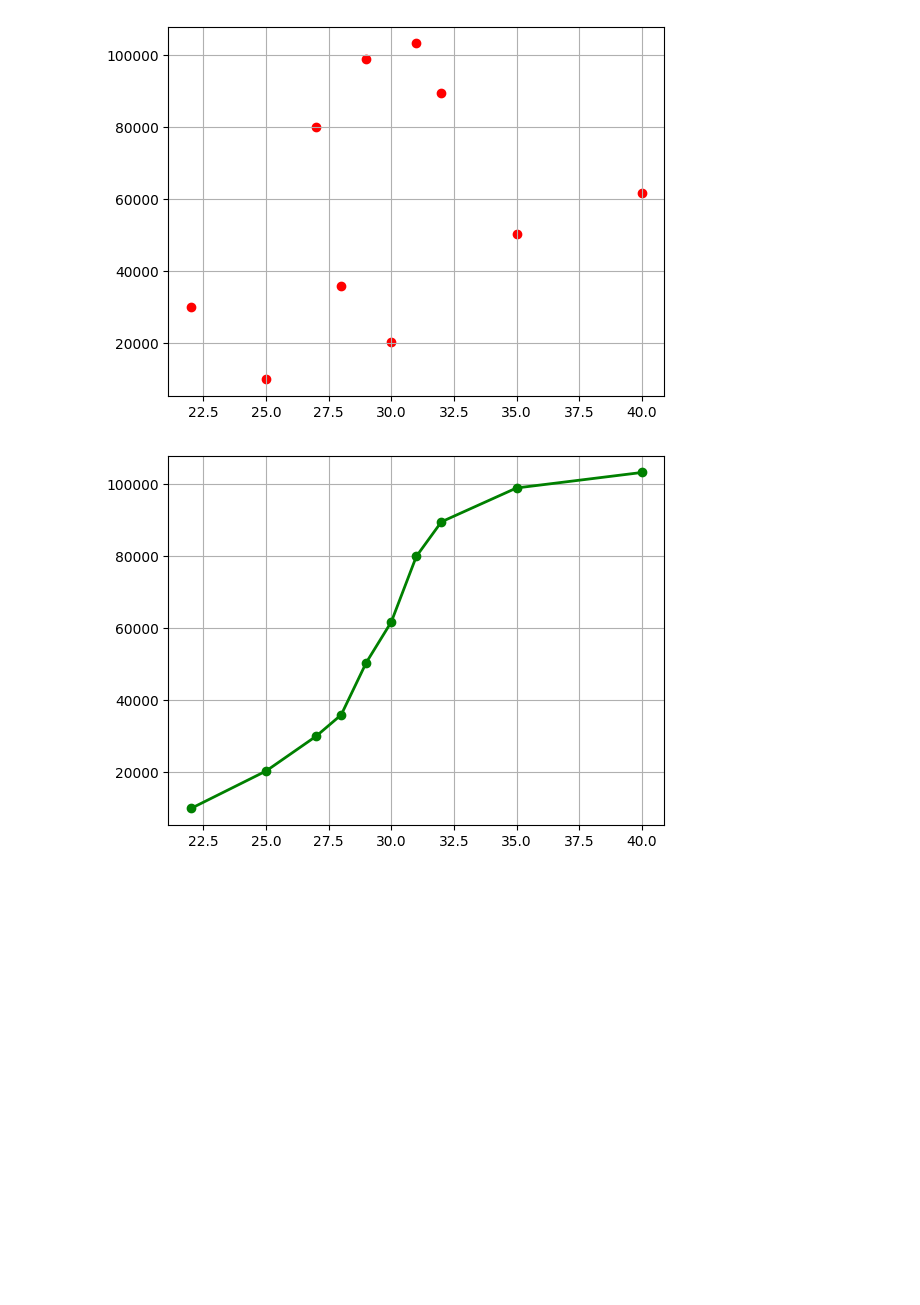
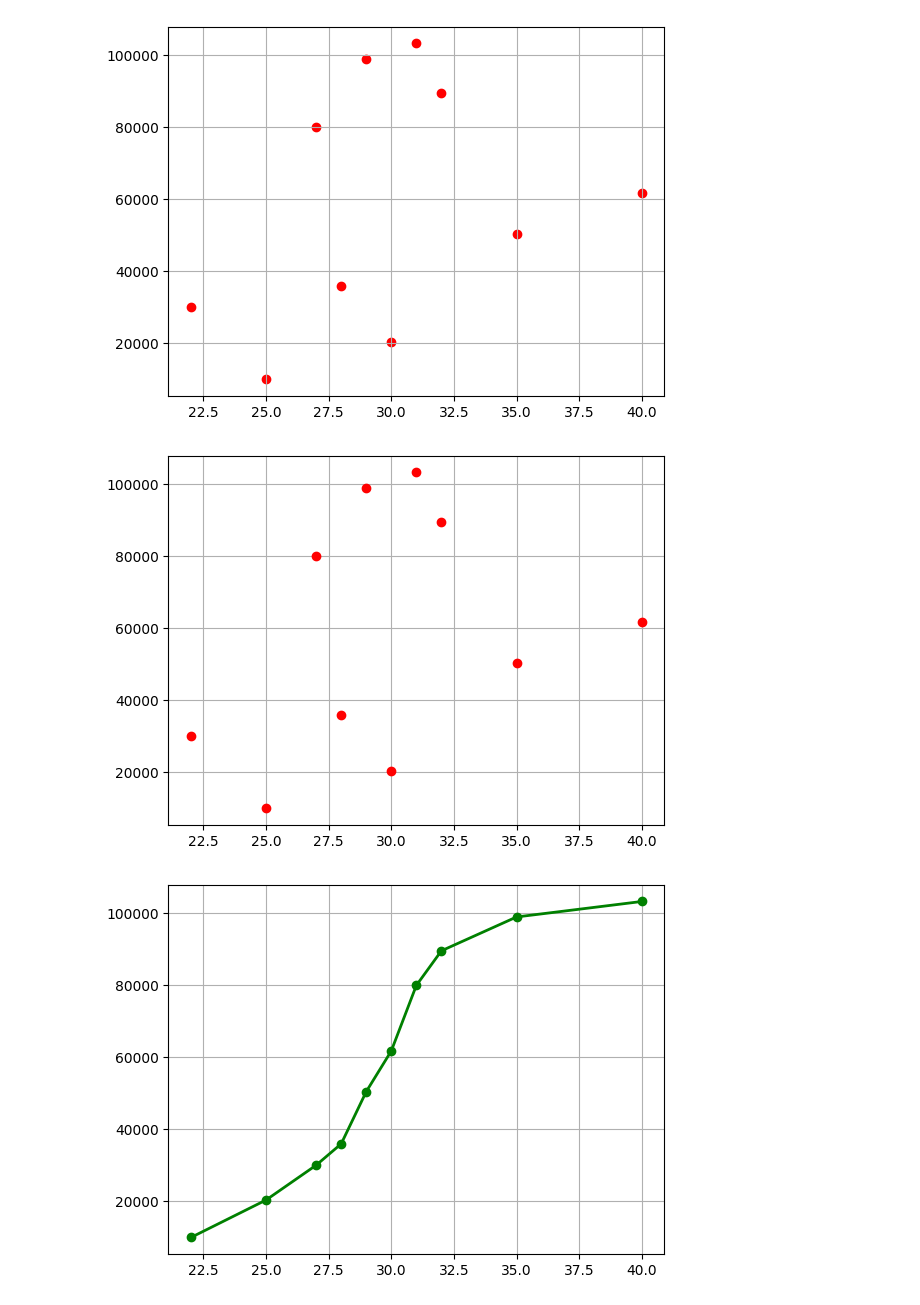
Before and after one commit to SajalK326/Python-Libraries-Fundamentals, a Jupyter notebook: matplotlib_tutorial.ipynb, the cells around one changed output. Cells and saved outputs as stored; diff of their text form; code cells hidden in the pictures; blank space fills up the shorter version.

```diff
--- a/matplotlib_tutorial.ipynb
+++ b/matplotlib_tutorial.ipynb
@@ -109,6 +115,17 @@ plt.grid()
 plt.show()
 # %% [output]
 [figure]
+# %%
+# Scatter Plot using plt.plot()
+plt.plot(df['age'], df['salary'], color='red', marker='o', linestyle='None')
+plt.grid()
+plt.show()
+
+# This method can also be used to create Scatter Plots.
+# This method is faster, so it is useful for working with large datasets.
+# But, the plt.scatter() method provides more options for customizing the appearance of the points, such as changing the size and color of the points based on additional variables in the dataset.
+# %% [output]
+[figure, added]
 # %%
 # Sorting the ages
 sort=df.sort_values('age')
```
Also changed, not shown: parts of 21 cells of this notebook, 1 other file.
